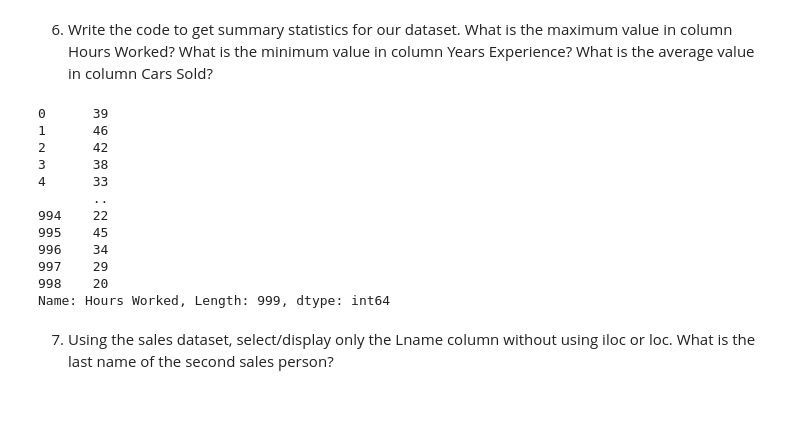
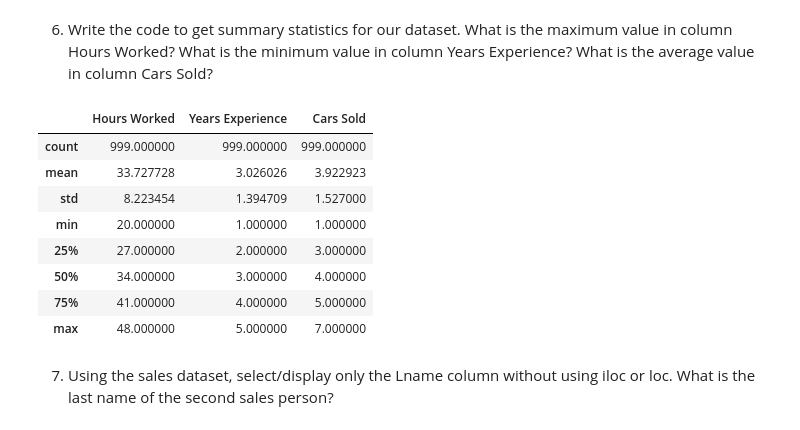
Before and after one commit to EyobGuyo/module7class, a Jupyter notebook: Module 7 - Intro to Data and Datasets (1).ipynb, the cells around one changed output. Cells and saved outputs as stored; diff of their text form; code cells hidden in the pictures.

```diff
--- a/Module 7 - Intro to Data and Datasets (1).ipynb
+++ b/Module 7 - Intro to Data and Datasets (1).ipynb
@@ -925,20 +1028,17 @@ memory usage: 54.8+ KB
 # %% [markdown]
 6. Write the code to get summary statistics for our dataset. What is the maximum value in column Hours Worked? What is the minimum value in column Years Experience? What is the average value in column Cars Sold?
 # %%
-sales["Hours Worked"]
+sales.describe()
 # %% [output]
-0      39
-1      46
-2      42
-3      38
-4      33
-       ..
-994    22
-995    45
-996    34
-997    29
-998    20
-Name: Hours Worked, Length: 999, dtype: int64
+|  | Hours Worked | Years Experience | Cars Sold |
+| count | 999.000000 | 999.000000 | 999.000000 |
+| mean | 33.727728 | 3.026026 | 3.922923 |
+| std | 8.223454 | 1.394709 | 1.527000 |
+| min | 20.000000 | 1.000000 | 1.000000 |
+| 25% | 27.000000 | 2.000000 | 3.000000 |
+| 50% | 34.000000 | 3.000000 | 4.000000 |
+| 75% | 41.000000 | 4.000000 | 5.000000 |
+| max | 48.000000 | 5.000000 | 7.000000 |
 # %% [markdown]
 7. Using the sales dataset, select/display only the Lname column without using iloc or loc. What is the last name of the second sales person?
 # %%
```
Also changed, not shown: parts of 11 cells of this notebook.
